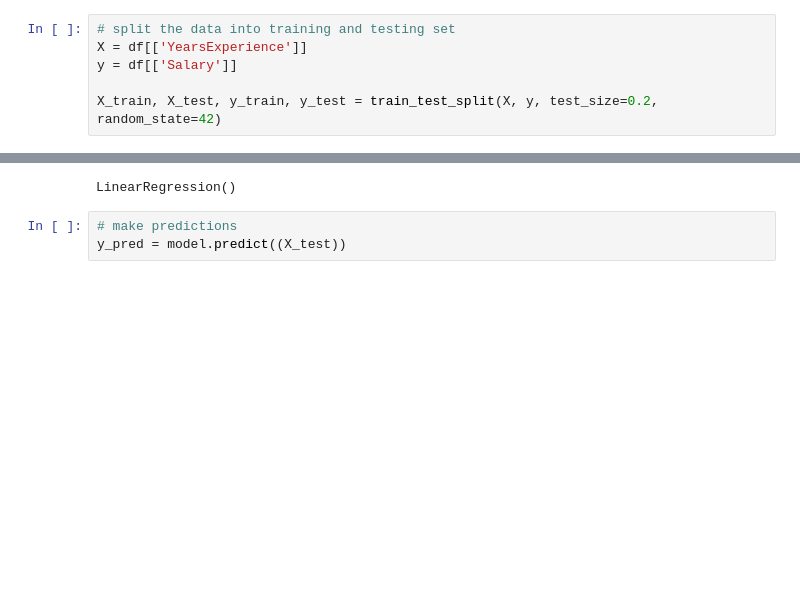
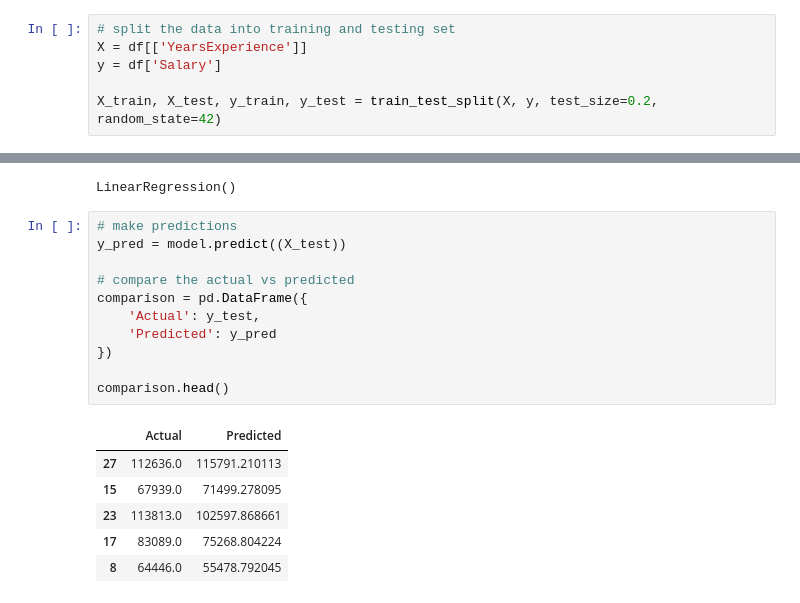
Before and after one commit to WillardDev/Machine_Learning_Foundation, a Jupyter notebook: Linear_Regression.ipynb, the cells around one changed output, grey strips where cells are left out. Saved outputs shown, nothing was run; the diff lists cells and outputs as text; blank space fills up the shorter version.

Commit message:
Update execution counts and refine data handling in Linear Regression notebook

```diff
--- a/Linear_Regression.ipynb
+++ b/Linear_Regression.ipynb
@@ -33,7 +33,7 @@ plt.show()
 # %%
 # split the data into training and testing set
 X = df[['YearsExperience']]
-y = df[['Salary']]
+y = df['Salary']
 
 X_train, X_test, y_train, y_test = train_test_split(X, y, test_size=0.2, random_state=42)
 # %%
@@ -45,3 +45,18 @@ LinearRegression()
 # %%
 # make predictions
 y_pred = model.predict((X_test))
+
+# compare the actual vs predicted
+comparison = pd.DataFrame({
+    'Actual': y_test,
+    'Predicted': y_pred
+})
+
+comparison.head()
+# %% [output]
+|  | Actual | Predicted |
+| 27 | 112636.0 | 115791.210113 |
+| 15 | 67939.0 | 71499.278095 |
+| 23 | 113813.0 | 102597.868661 |
+| 17 | 83089.0 | 75268.804224 |
+| 8 | 64446.0 | 55478.792045 |
```
